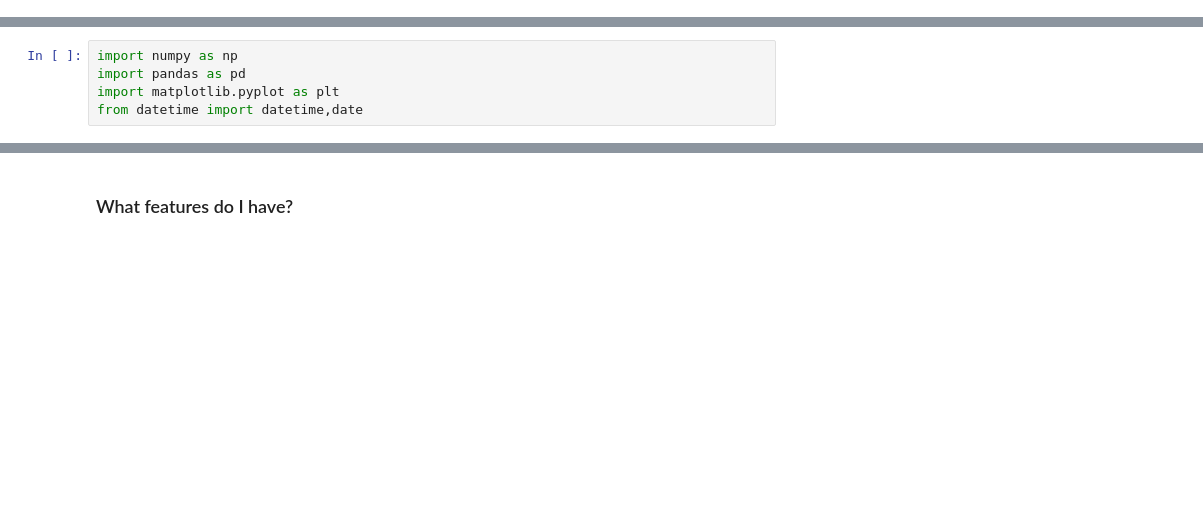
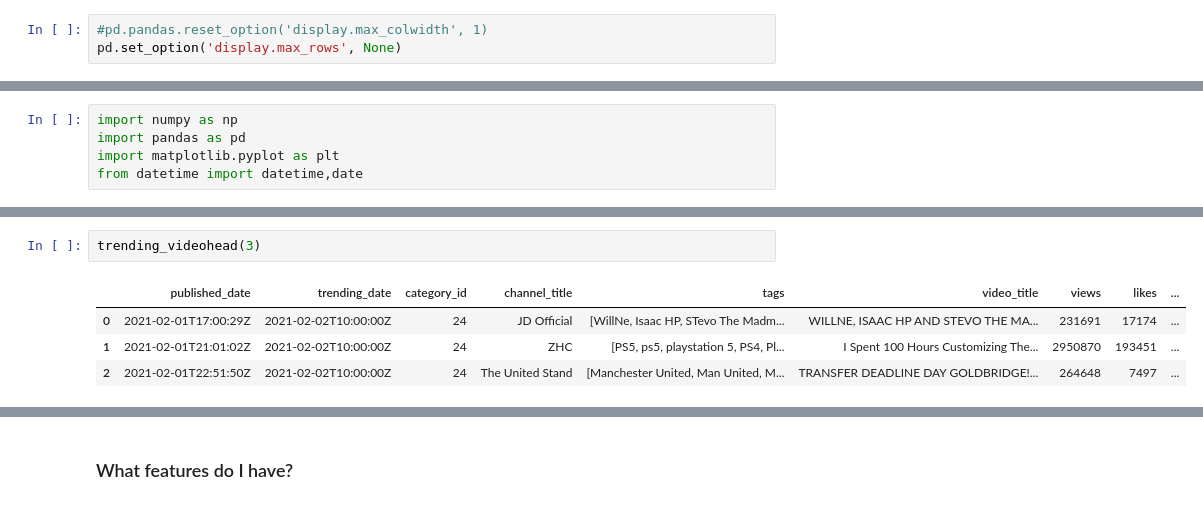
Before and after one commit to germarr/youtube_research, a Jupyter notebook: research_V1.ipynb, the cells around one changed output, grey strips where cells are left out. Cells and saved outputs as stored; diff of their text form; blank space fills up the shorter version.

```diff
--- a/research_V1.ipynb
+++ b/research_V1.ipynb
@@ -27,0 +29,3 @@ I created this notebook to make the process of getting the data from Youtube as
+# %%
+#pd.pandas.reset_option('display.max_colwidth', 1)
+pd.set_option('display.max_rows', None)
@@ -78,0 +114,7 @@ trending_video.head(3)
+# %%
+trending_videohead(3)
+# %% [output]
+|  | published_date | trending_date | category_id | channel_title | tags | video_title | views | likes | ... |
+| 0 | 2021-02-01T17:00:29Z | 2021-02-02T10:00:00Z | 24 | JD Official | [WillNe, Isaac HP, STevo The Madm... | WILLNE, ISAAC HP AND STEVO THE MA... | 231691 | 17174 | ... |
+| 1 | 2021-02-01T21:01:02Z | 2021-02-02T10:00:00Z | 24 | ZHC | [PS5, ps5, playstation 5, PS4, Pl... | I Spent 100 Hours Customizing The... | 2950870 | 193451 | ... |
+| 2 | 2021-02-01T22:51:50Z | 2021-02-02T10:00:00Z | 24 | The United Stand | [Manchester United, Man United, M... | TRANSFER DEADLINE DAY GOLDBRIDGE!... | 264648 | 7497 | ... |
```
Also changed, not shown: parts of 39 cells of this notebook.
